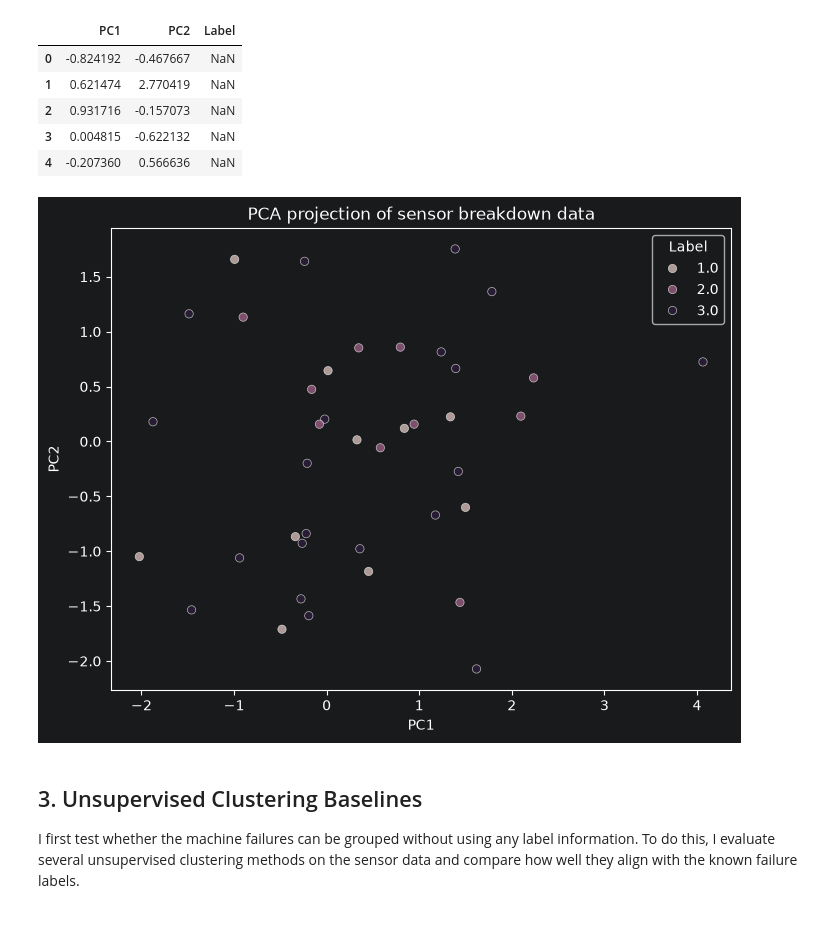
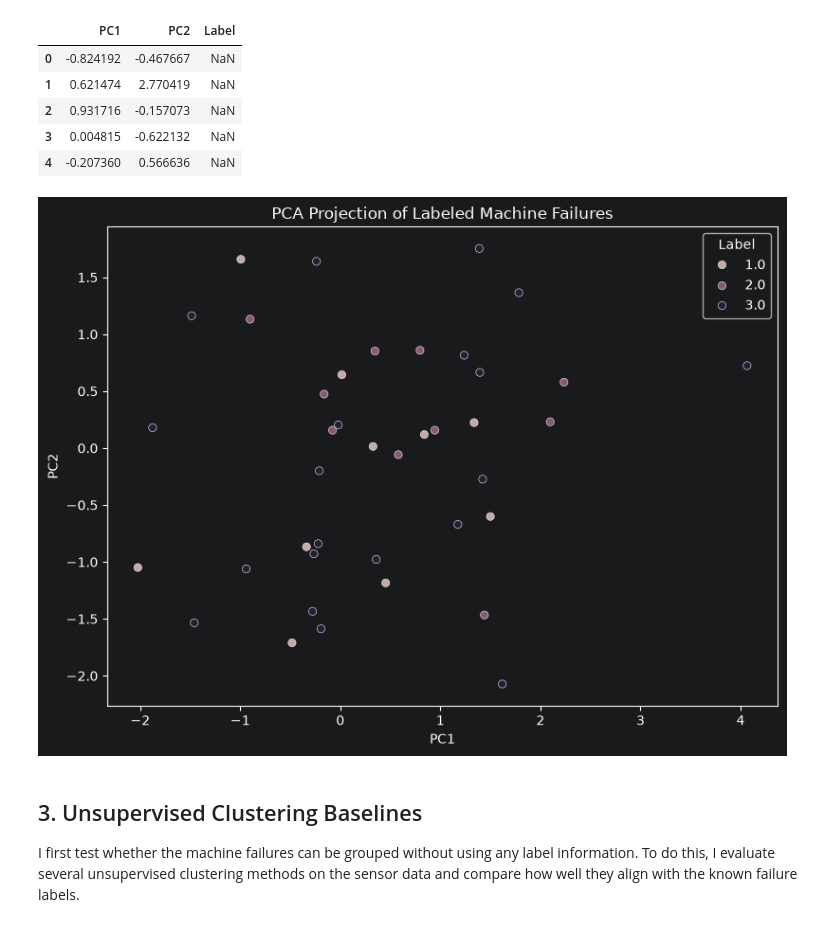
Before and after one commit to hadareal/sensor-failure-clustering, a Jupyter notebook: notebook/01_sensor_clustering.ipynb, the cells around one changed output. Cells and saved outputs as stored; diff of their text form; code cells hidden in the pictures.

Commit message:
Add presentation figures and final notebook visuals

```diff
--- a/notebook/01_sensor_clustering.ipynb
+++ b/notebook/01_sensor_clustering.ipynb
@@ -123,13 +123,15 @@ pca_df.head()
 | 2 | 0.931716 | -0.157073 | NaN |
 | 3 | 0.004815 | -0.622132 | NaN |
 | 4 | -0.207360 | 0.566636 | NaN |
-# %%
-plt.figure(figsize=(8,6))
-sns.scatterplot(data=pca_df, x="PC1", y="PC2", hue="Label", alpha=0.7)
-plt.title("PCA projection of sensor breakdown data")
-plt.show()
-# %% [output]
-[figure, removed]
+# %%
+plt.figure(figsize=(8, 6))
+sns.scatterplot(data=pca_df, x="PC1", y="PC2", hue="Label", alpha=0.8)
+plt.title("PCA Projection of Labeled Machine Failures")
+plt.tight_layout()
+plt.savefig("../outputs/pca_labeled_failures.png", dpi=300, bbox_inches="tight")
+plt.show()
+# %% [output]
+[figure, added]
 # %% [markdown]
 ## 3. Unsupervised Clustering Baselines
 
```
Also changed, not shown: parts of 3 cells of this notebook, 4 other files.
